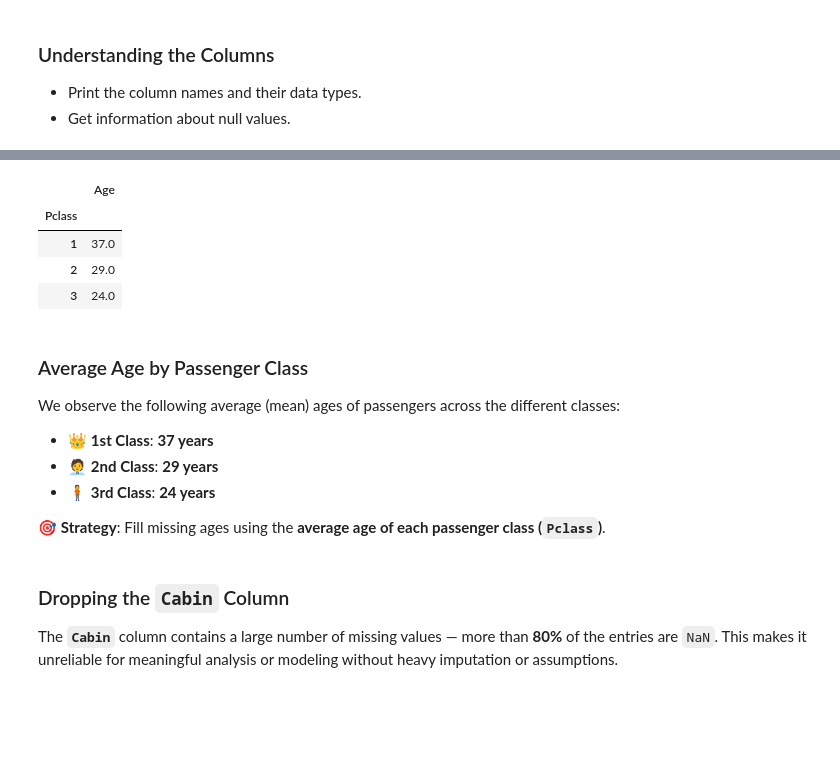
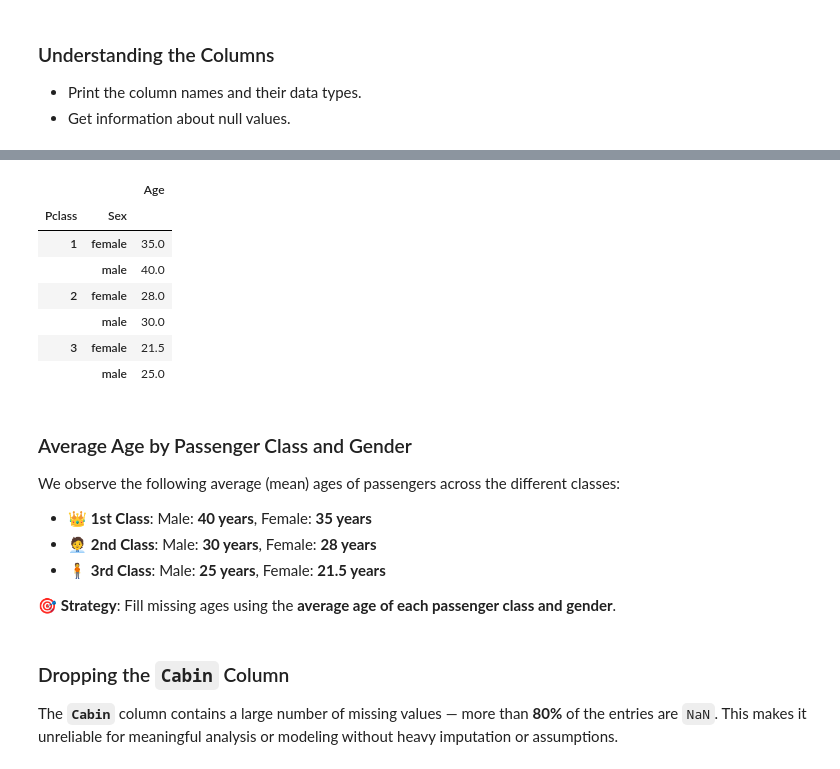
Before and after one commit to faisal-askani/Titanic_Data_Analysis, a Jupyter notebook: eda.ipynb, the cells around one changed output, grey strips where cells are left out. Cells and saved outputs as stored; diff of their text form; code cells hidden in the pictures; blank space fills up the shorter version.

```diff
--- a/eda.ipynb
+++ b/eda.ipynb
@@ -84,19 +126,22 @@ Think about what to do with each missing column:
 # %%
-df.groupby(['Pclass'])[['Age']].median()
+df.groupby(['Pclass', 'Sex'])[['Age']].median()
 # %% [output]
-|  | Age |
-| Pclass |  |
-| 1 | 37.0 |
-| 2 | 29.0 |
-| 3 | 24.0 |
+|  |  | Age |
+| Pclass | Sex |  |
+| 1 | female | 35.0 |
+|  | male | 40.0 |
+| 2 | female | 28.0 |
+|  | male | 30.0 |
+| 3 | female | 21.5 |
+|  | male | 25.0 |
 # %% [markdown]
-### Average Age by Passenger Class
+### Average Age by Passenger Class and Gender
 
 We observe the following average (mean) ages of passengers across the different classes:
 
-- 👑 **1st Class**: **37 years**
-- 🧑‍💼 **2nd Class**: **29 years**
-- 🧍 **3rd Class**: **24 years**
+- 👑 **1st Class**: Male: **40 years**, Female: **35 years**
+- 🧑‍💼 **2nd Class**: Male: **30 years**, Female: **28 years**
+- 🧍 **3rd Class**: Male: **25 years**, Female: **21.5 years**
 
-🎯 **Strategy**: Fill missing ages using the **average age of each passenger class (`Pclass`)**.
+🎯 **Strategy**: Fill missing ages using the **average age of each passenger class and gender**.
 # %%
```
Also changed, not shown: parts of 39 cells of this notebook, 1 other file.
